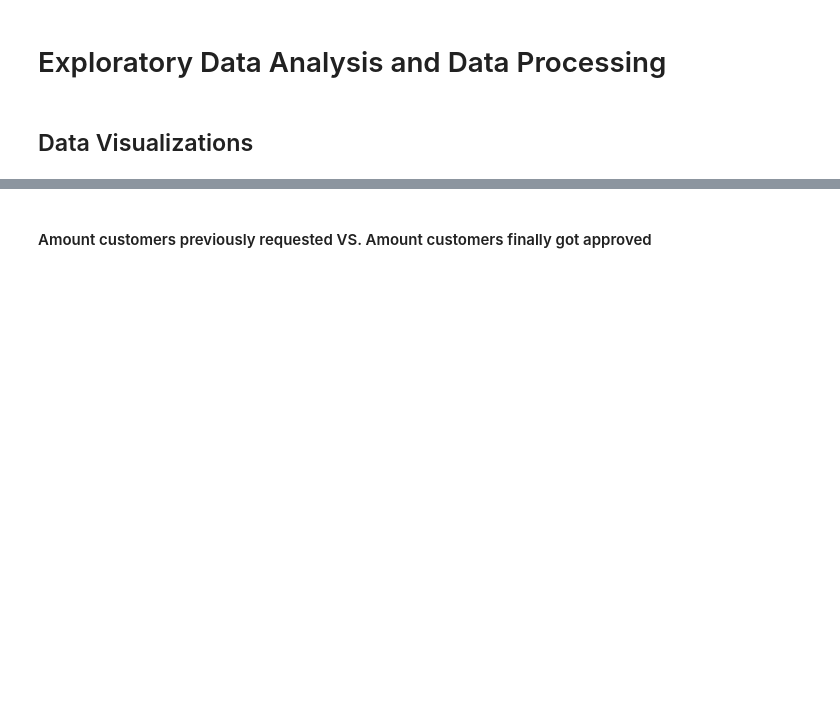
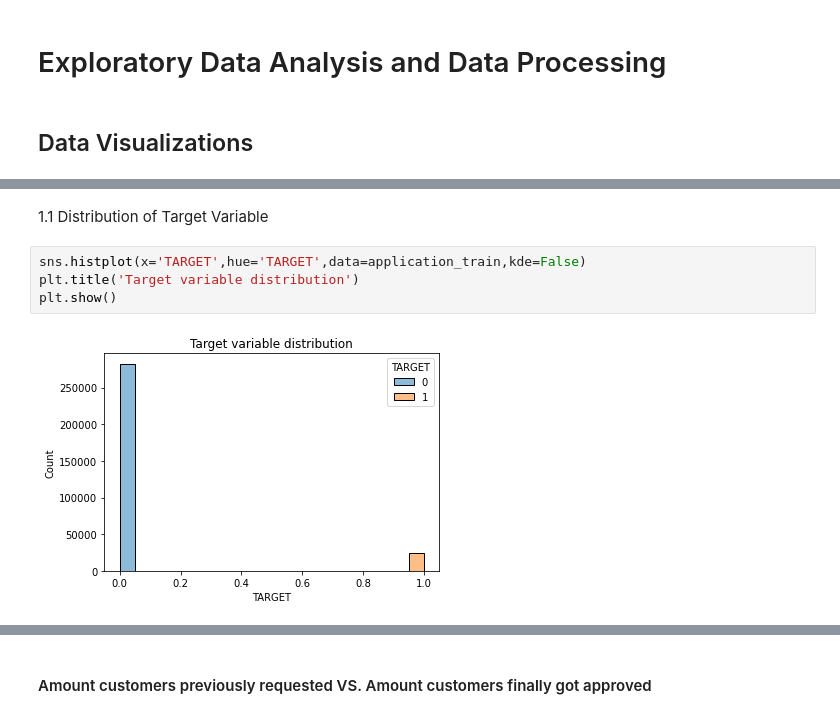
Before and after one commit to yybrother989/HomeCreditDefaultRisk, a Jupyter notebook: Capstone_Project-Home-Credit-Default-Risk_V0.1.ipynb, the cells around one changed output, grey strips where cells are left out. Saved outputs shown, nothing was run; the diff lists cells and outputs as text; blank space fills up the shorter version.

```diff
--- a/Capstone_Project-Home-Credit-Default-Risk_V0.1.ipynb
+++ b/Capstone_Project-Home-Credit-Default-Risk_V0.1.ipynb
@@ -394,0 +192,8 @@ plt.show()
+# %% [markdown]
+1.1 Distribution of Target Variable
+# %%
+sns.histplot(x='TARGET',hue='TARGET',data=application_train,kde=False)
+plt.title('Target variable distribution')
+plt.show()
+# %% [output]
+[figure, added]
```
Also changed, not shown: parts of 227 cells of this notebook.
